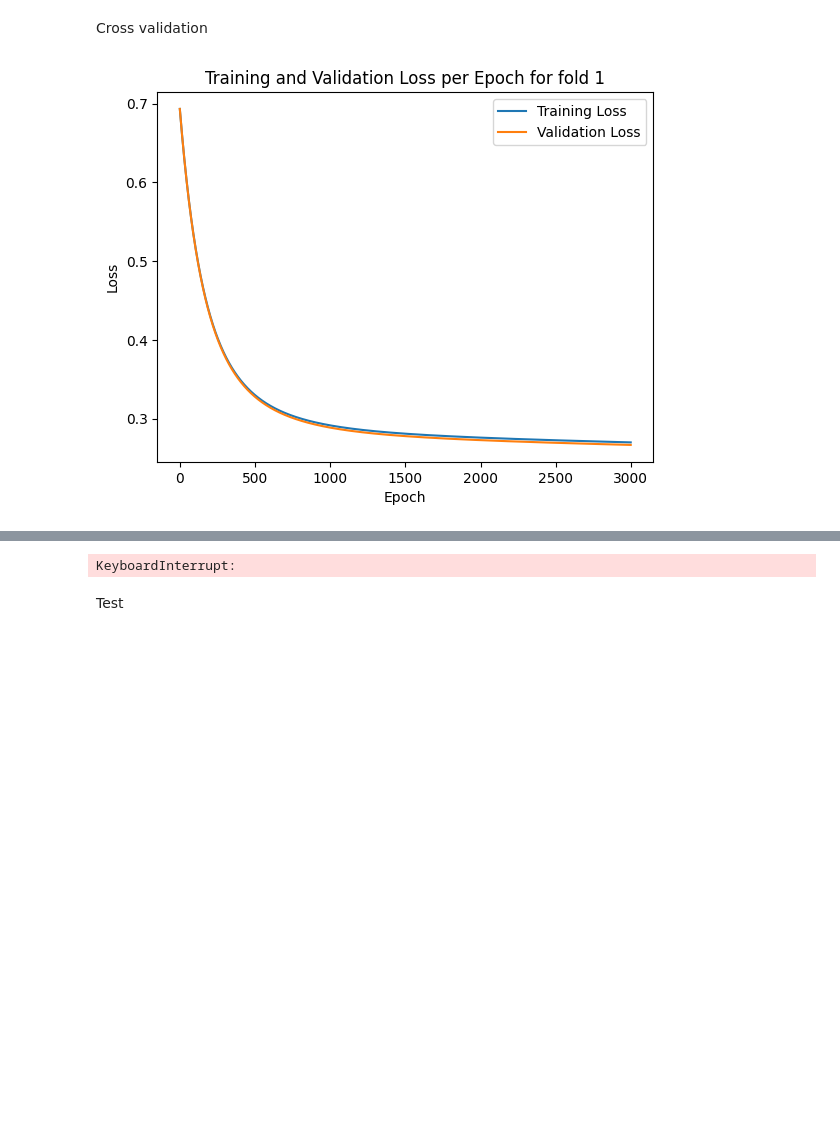
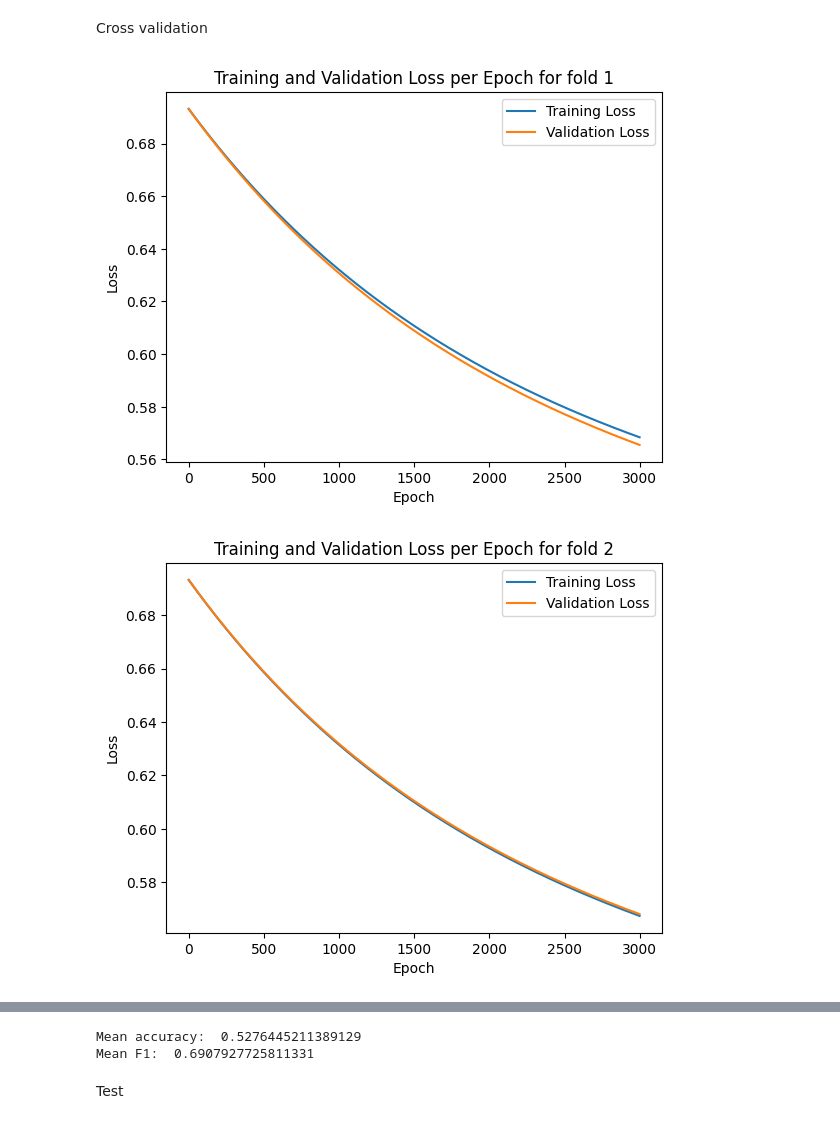
Before and after one commit to martiiiina/fantasy_group, a Jupyter notebook: Train.ipynb, the cells around one changed output, grey strips where cells are left out. Saved outputs shown, nothing was run; the diff lists cells and outputs as text; code cells hidden in the pictures; blank space fills up the shorter version.

Commit message:
Train gamma = 0.2

```diff
--- a/Train.ipynb
+++ b/Train.ipynb
@@ -24,7 +24,7 @@ x_test_norm = np.hstack([np.ones((x_test_norm.shape[0], 1)), x_test_norm])
 # %% [markdown]
 Cross validation
 # %%
-x_train_norm, y_train = subsample_class_methods(x_train_norm, y_train, target_ratio=1.0, method="near_miss")
+x_train_norm, y_train = subsample_class(x_train_norm, y_train, target_ratio=1.0)
 
 
 k_fold=5
@@ -35,32 +35,33 @@ loss_tr=[]
 ws=[]
 acc_scores=[]
 f1_scores=[]
 initial_w = np.zeros((x_train_norm.shape[1], 1))
 
 for k in range(k_fold):
-    w, loss_tr_tmp, loss_val_tmp, x_val, y_val = cross_validation(y_train, x_train_norm, k_indices, k, initial_w, max_iters=3000, gamma= 0.1 / x_train_norm.shape[1])
+    w, loss_tr_tmp, loss_val_tmp, x_val, y_val = cross_validation(y_train, x_train_norm, k_indices, k, initial_w, max_iters=3000, gamma= 0.2 / x_train_norm.shape[1])
     loss_tr.append(loss_tr_tmp[-1])
     loss_val.append(loss_val_tmp[-1])
     ws.append(w)
 
     plt.plot(loss_tr_tmp, label='Training Loss')
     plt.plot(loss_val_tmp, label='Validation Loss')
     plt.xlabel('Epoch')
     plt.ylabel('Loss')
     plt.title(f'Training and Validation Loss per Epoch for fold {k+1}')
     plt.legend()
     plt.show()
 
     y_pred_prob = sigmoid(x_val @ w)
     y_pred = np.where(y_pred_prob >= 0.5, 1, -1)
     acc = accuracy(y_val, y_pred)
     f1 = f1_score(y_val, y_pred)
     acc_scores.append(acc)
     f1_scores.append(f1)
 
 w_best=np.mean(ws, axis=0)
 
 print("Mean accuracy: ", np.mean(acc_scores))
 print("Mean F1: ", np.mean(f1_scores))
 # %% [output]
-[figure, old version]
+[figure, new version]
+[figure, added]
@@ -67,4 +71,5 @@ print("Mean F1: ", np.mean(f1_scores))
-KeyboardInterrupt:
+Mean accuracy:  0.5276445211389129
+Mean F1:  0.6907927725811331
 # %% [markdown]
 Test
 # %%
```
Also changed, not shown: parts of 3 cells of this notebook.
